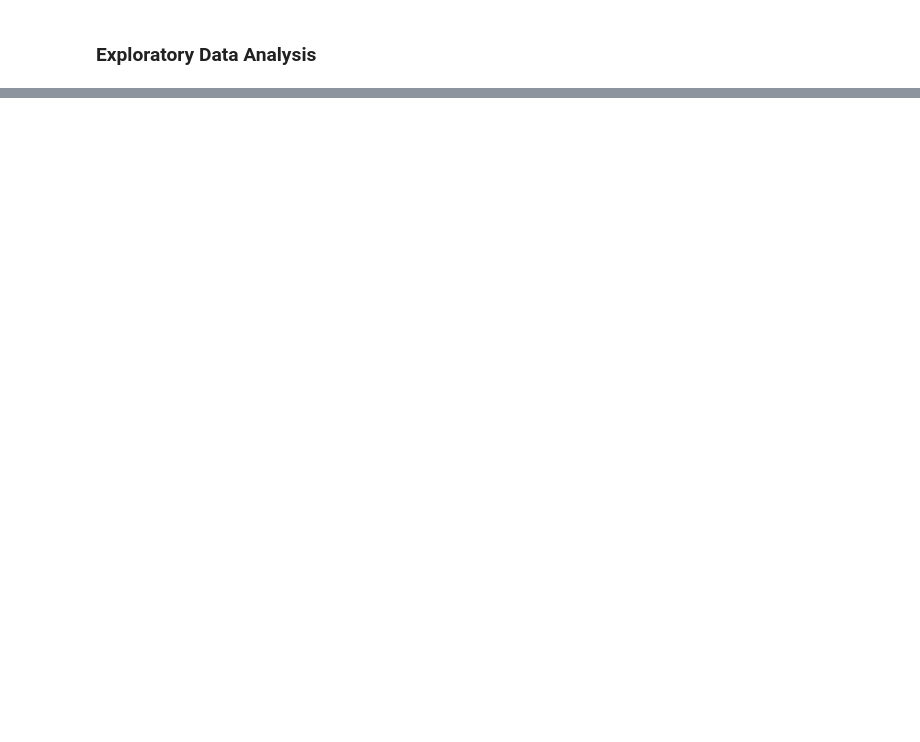
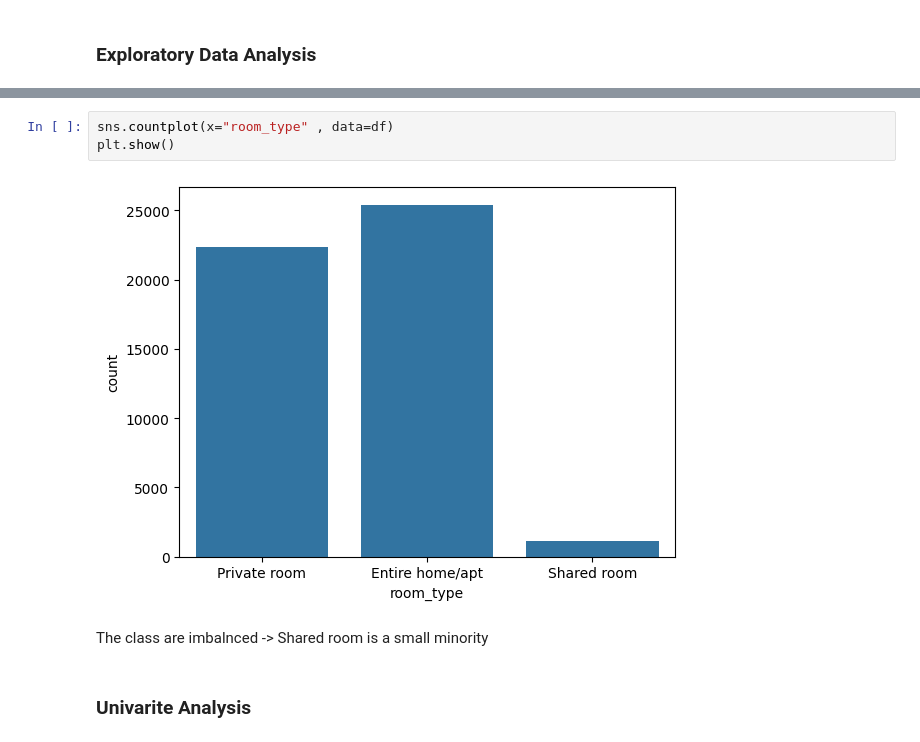
Before and after one commit to imabuzerdatascience/NYC-House-Prediction, a Jupyter notebook: NYC room_type prediction.ipynb, the cells around one changed output, grey strips where cells are left out. Cells and saved outputs as stored; diff of their text form; blank space fills up the shorter version.

```diff
--- a/NYC room_type prediction.ipynb
+++ b/NYC room_type prediction.ipynb
@@ -93,0 +118,9 @@ df.describe()
+# %%
+sns.countplot(x="room_type" , data=df)
+plt.show()
+# %% [output]
+[figure, added]
+# %% [markdown]
+The class are imbalnced -> Shared room is a small minority
+# %% [markdown]
+### Univarite Analysis
```
Also changed, not shown: parts of 15 cells of this notebook.
